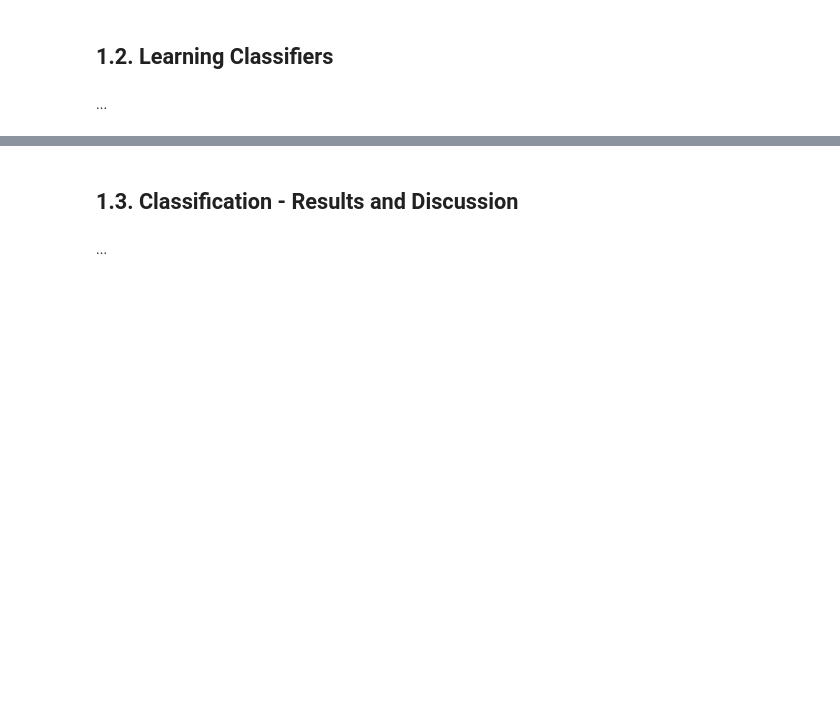
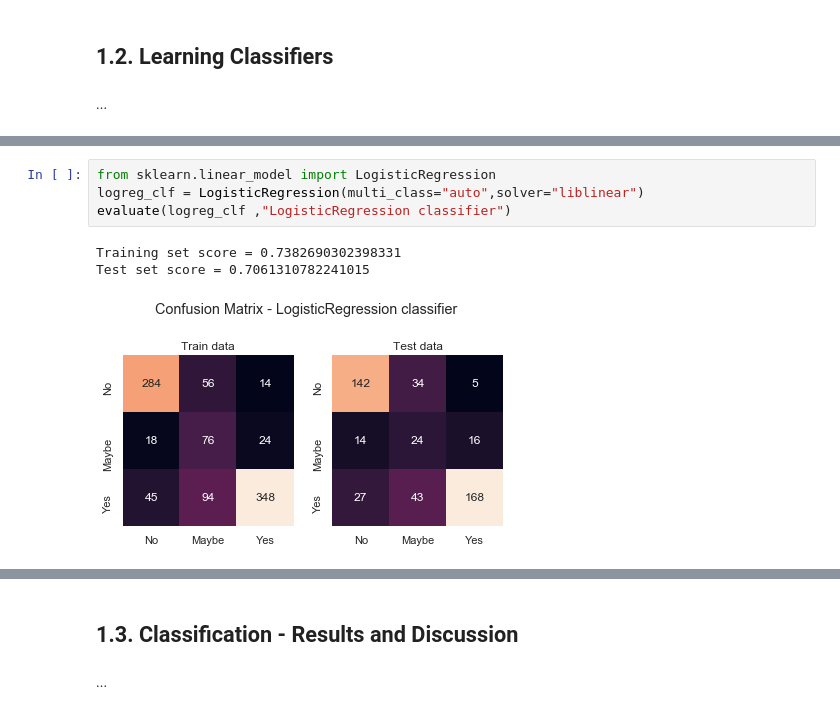
Before and after one commit to jakmak24/ML_health, a Jupyter notebook: AA_201819_Project.ipynb, the cells around one changed output, grey strips where cells are left out. Saved outputs shown, nothing was run; the diff lists cells and outputs as text; blank space fills up the shorter version.

```diff
--- a/AA_201819_Project.ipynb
+++ b/AA_201819_Project.ipynb
@@ -179,0 +887,8 @@ In this task you should **learn classifiers to predict if a person currently has
+# %%
+from sklearn.linear_model import LogisticRegression
+logreg_clf = LogisticRegression(multi_class="auto",solver="liblinear")
+evaluate(logreg_clf ,"LogisticRegression classifier")
+# %% [output]
+Training set score = 0.7382690302398331
+Test set score = 0.7061310782241015
+[figure, added]
```
Also changed, not shown: parts of 124 cells of this notebook.
